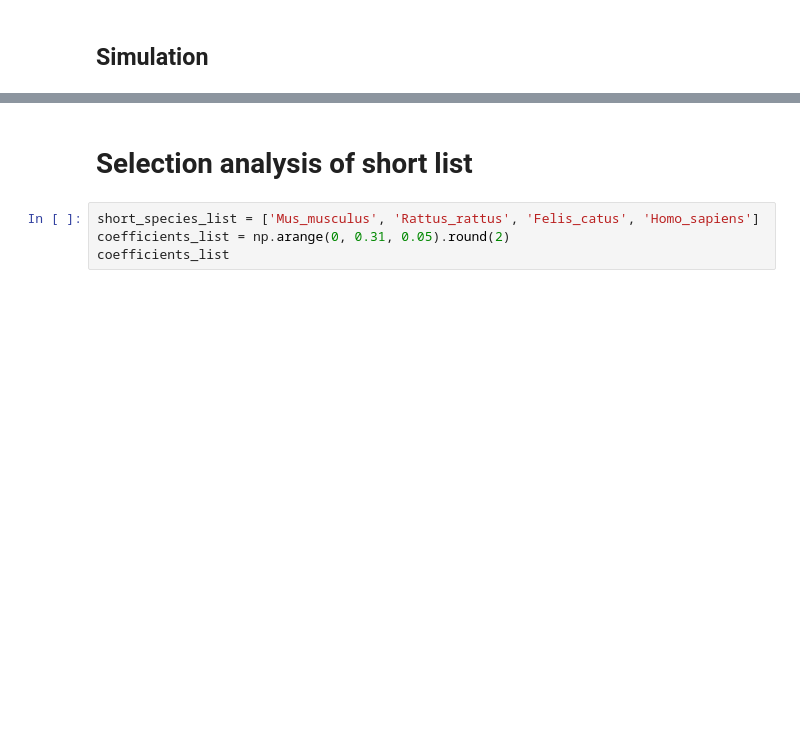
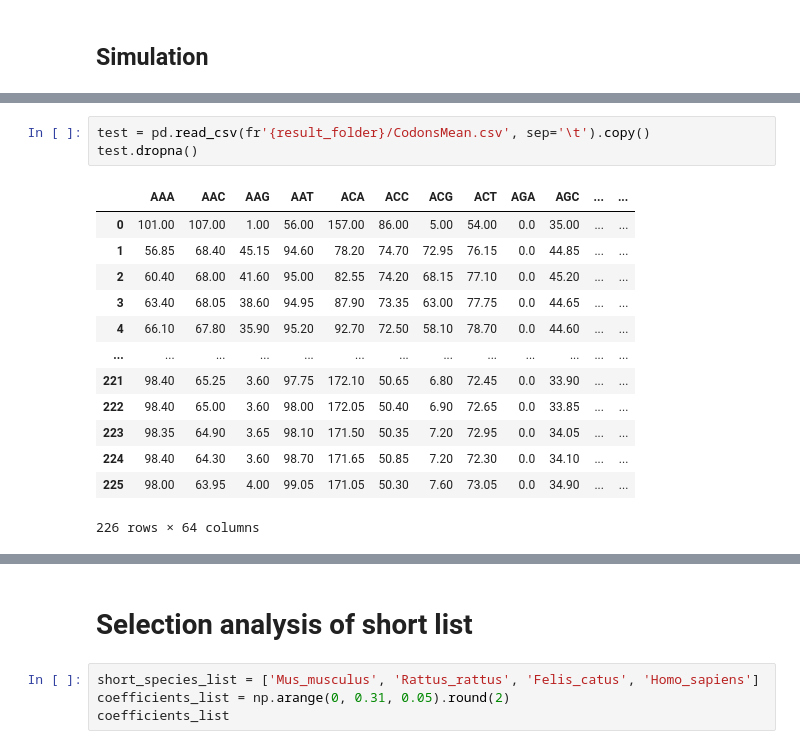
Before and after one commit to mitoclub/pr-29-trna-or-mutagenesis, a Jupyter notebook: local scripts/Simulation.ipynb, the cells around one changed output, grey strips where cells are left out. Cells and saved outputs as stored; diff of their text form; blank space fills up the shorter version.

```diff
--- a/local scripts/Simulation.ipynb
+++ b/local scripts/Simulation.ipynb
@@ -1054,0 +776,17 @@ def simulation_new(species: str, result_folder: str, sim_codon_usage: pd.Series,
+# %%
+test = pd.read_csv(fr'{result_folder}/CodonsMean.csv', sep='\t').copy()
+test.dropna()
+# %% [output]
+|  | AAA | AAC | AAG | AAT | ACA | ACC | ACG | ACT | AGA | AGC | ... | ... |
+| 0 | 101.00 | 107.00 | 1.00 | 56.00 | 157.00 | 86.00 | 5.00 | 54.00 | 0.0 | 35.00 | ... | ... |
+| 1 | 56.85 | 68.40 | 45.15 | 94.60 | 78.20 | 74.70 | 72.95 | 76.15 | 0.0 | 44.85 | ... | ... |
+| 2 | 60.40 | 68.00 | 41.60 | 95.00 | 82.55 | 74.20 | 68.15 | 77.10 | 0.0 | 45.20 | ... | ... |
+| 3 | 63.40 | 68.05 | 38.60 | 94.95 | 87.90 | 73.35 | 63.00 | 77.75 | 0.0 | 44.65 | ... | ... |
+| 4 | 66.10 | 67.80 | 35.90 | 95.20 | 92.70 | 72.50 | 58.10 | 78.70 | 0.0 | 44.60 | ... | ... |
+| ... | ... | ... | ... | ... | ... | ... | ... | ... | ... | ... | ... | ... |
+| 221 | 98.40 | 65.25 | 3.60 | 97.75 | 172.10 | 50.65 | 6.80 | 72.45 | 0.0 | 33.90 | ... | ... |
+| 222 | 98.40 | 65.00 | 3.60 | 98.00 | 172.05 | 50.40 | 6.90 | 72.65 | 0.0 | 33.85 | ... | ... |
+| 223 | 98.35 | 64.90 | 3.65 | 98.10 | 171.50 | 50.35 | 7.20 | 72.95 | 0.0 | 34.05 | ... | ... |
+| 224 | 98.40 | 64.30 | 3.60 | 98.70 | 171.65 | 50.85 | 7.20 | 72.30 | 0.0 | 34.10 | ... | ... |
+| 225 | 98.00 | 63.95 | 4.00 | 99.05 | 171.05 | 50.30 | 7.60 | 73.05 | 0.0 | 34.90 | ... | ... |
+226 rows × 64 columns
```
Also changed, not shown: parts of 69 cells of this notebook, 23 other files.
